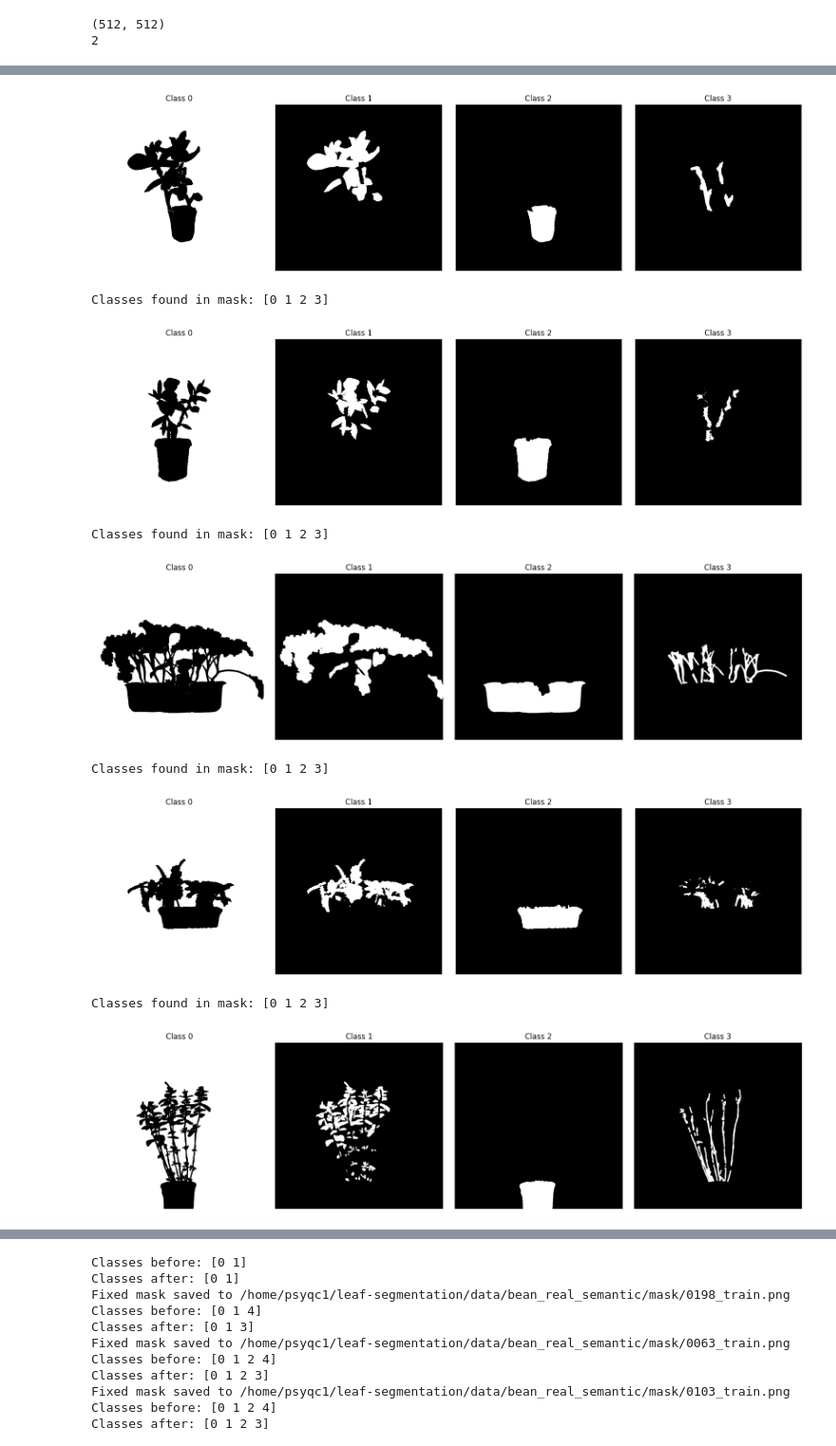
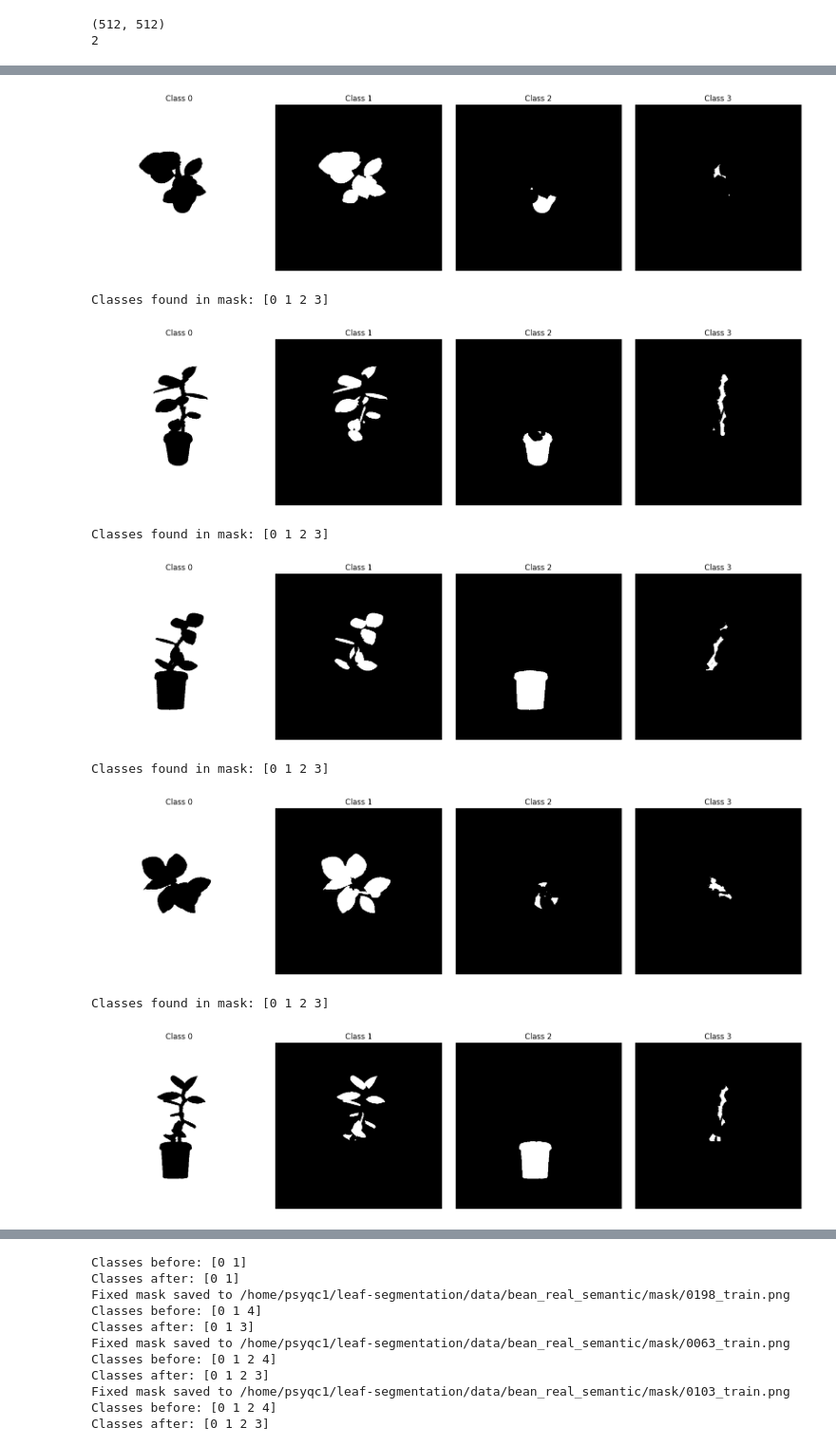
Before and after one commit to sanamorii/leaf-segmentation, a Jupyter notebook: scripts/visualise_datasets.ipynb, the cells around one changed output, grey strips where cells are left out. Shown at 95% size. Saved outputs shown, nothing was run; the diff lists cells and outputs as text; code cells hidden in the pictures.

```diff
--- a/scripts/visualise_datasets.ipynb
+++ b/scripts/visualise_datasets.ipynb
@@ -31,49 +31,57 @@ print(len(m.shape))
 (512, 512)
 2
 # %%
+
+
+from pathlib import Path
+import matplotlib.pyplot as plt
+from PIL import Image
+import numpy as np
 
 
 def visualize_mask_classes(mask_path):
     mask = np.array(Image.open(mask_path).convert("L"))
     if mask is None:
         raise ValueError("Mask could not be loaded. Check the file path.")
 
     classes = np.unique(mask)
     print("Classes found in mask:", classes)
     num_classes = len(classes)
     cols = 4
     rows = int(np.ceil(num_classes / cols))
 
     plt.figure(figsize=(4 * cols, 4 * rows))
 
     for i, cls in enumerate(classes):
         binary = (mask == cls).astype(np.uint8) * 255
 
         plt.subplot(rows, cols, i + 1)
         plt.imshow(binary, cmap="gray")
         plt.title(f"Class {cls}")
         plt.axis("off")
 
     plt.tight_layout()
     plt.show()
 
 
 # Example usage
-visualize_mask_classes("bean/real.png")
-visualize_mask_classes("bean/synth.png")
-visualize_mask_classes("kale/real.png")
-visualize_mask_classes("kale/synth.png")
-visualize_mask_classes("mint/real.png")
-visualize_mask_classes("mint/synth.png")
+pth = Path("../data/semantic/pd_sdxl/bean#1/mask")
+for i, file in enumerate(pth.iterdir()):
+    if len(file.stem.split("_")) == 1:
+        visualize_mask_classes(str(file))
+
+    if i == 10:
+        break
+    # print(len(file.stem.split("_")))
 # %% [output]
 Classes found in mask: [0 1 2 3]
-[figure, old version]
+[figure, new version]
 Classes found in mask: [0 1 2 3]
-[figure, old version]
+[figure, new version]
 Classes found in mask: [0 1 2 3]
-[figure, old version]
+[figure, new version]
 Classes found in mask: [0 1 2 3]
-[figure, old version]
+[figure, new version]
 Classes found in mask: [0 1 2 3]
-[figure, old version]
+[figure, new version]
 Classes found in mask: [0 1 2 3]
```
Also changed, not shown: parts of 1 cell of this notebook, 11 other files.
